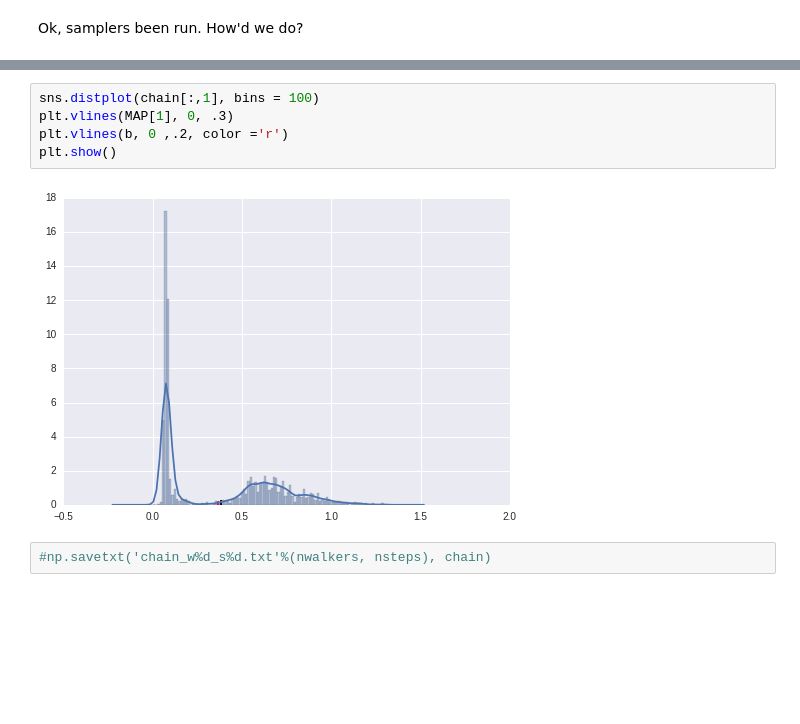
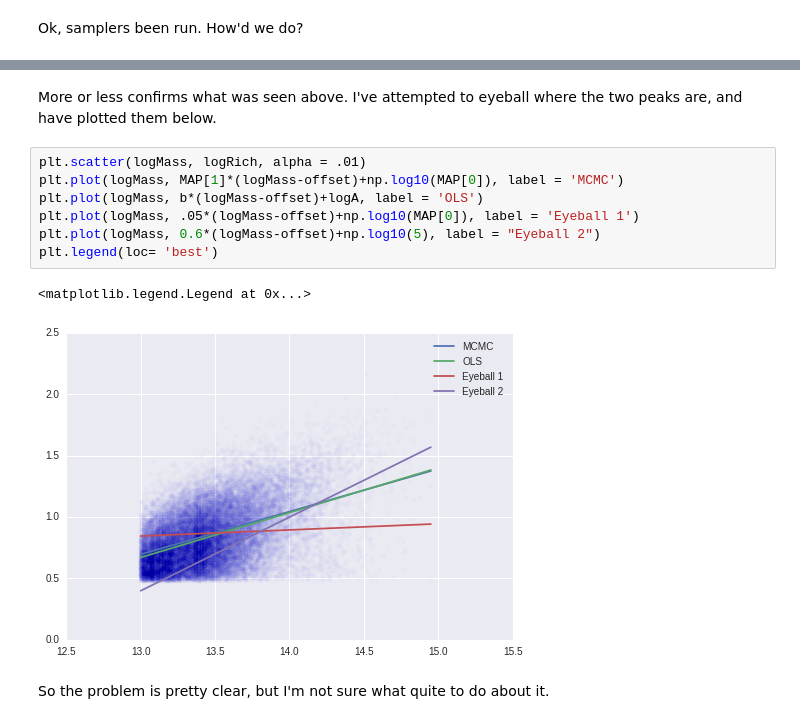
Before and after one commit to Ravirajadrangi/ClusterMassInference, a Jupyter notebook: Inference On Mock.ipynb, the cells around one changed output, grey strips where cells are left out. Drawn from its saved outputs; the diff is of its cells as text; blank space fills up the shorter version.

```diff
--- a/Inference On Mock.ipynb
+++ b/Inference On Mock.ipynb
@@ -259,9 +255,14 @@ plt.show()
-# %%
-sns.distplot(chain[:,1], bins = 100)
-plt.vlines(MAP[1], 0, .3)
-plt.vlines(b, 0 ,.2, color ='r')
-plt.show()
-# %% [output]
-[figure, removed]
-# %%
-#np.savetxt('chain_w%d_s%d.txt'%(nwalkers, nsteps), chain)
+# %% [markdown]
+More or less confirms what was seen above. I've attempted to eyeball where the two peaks are, and have plotted them below.
+# %%
+plt.scatter(logMass, logRich, alpha = .01)
+plt.plot(logMass, MAP[1]*(logMass-offset)+np.log10(MAP[0]), label = 'MCMC')
+plt.plot(logMass, b*(logMass-offset)+logA, label = 'OLS')
+plt.plot(logMass, .05*(logMass-offset)+np.log10(MAP[0]), label = 'Eyeball 1')
+plt.plot(logMass, 0.6*(logMass-offset)+np.log10(5), label = "Eyeball 2")
+plt.legend(loc= 'best')
+# %% [output]
+<matplotlib.legend.Legend at 0x...>
+[figure, added]
+# %% [markdown]
+So the problem is pretty clear, but I'm not sure what quite to do about it.
```
Also changed, not shown: parts of 20 cells of this notebook, 1 other file.
